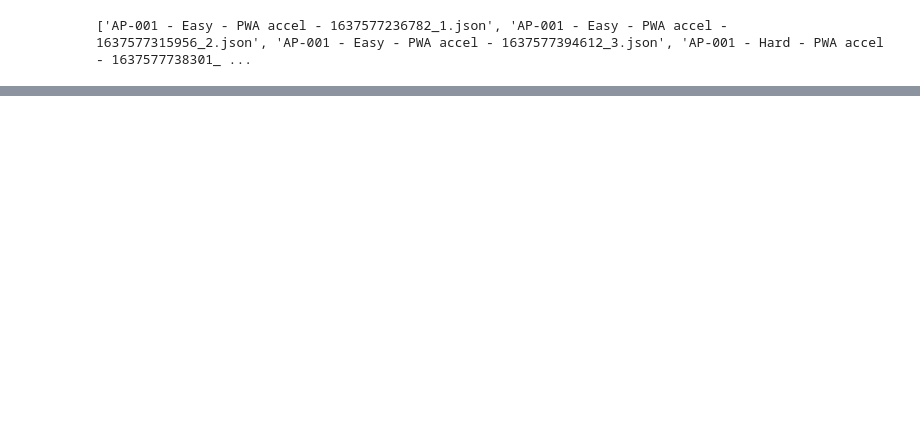
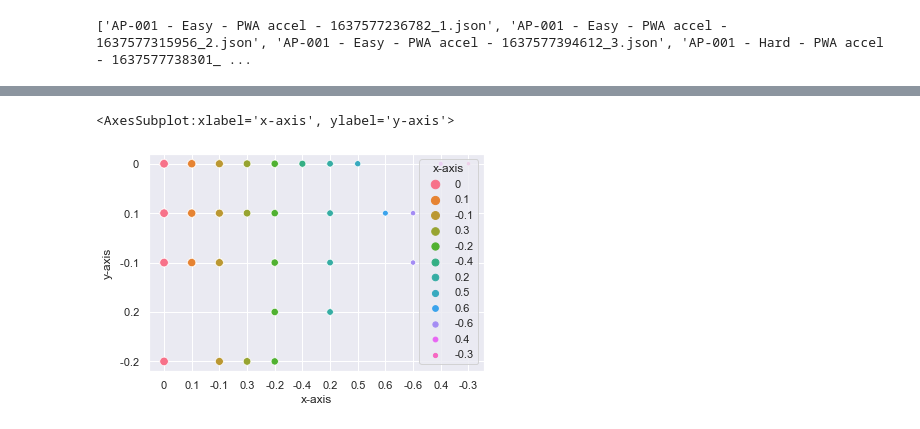
Before and after one commit to jawadahmedtaj/ThesisDataProcessing, a Jupyter notebook: main.ipynb, the cells around one changed output, grey strips where cells are left out. Drawn from its saved outputs; the diff is of its cells as text; code cells hidden in the pictures; blank space fills up the shorter version.

```diff
--- a/main.ipynb
+++ b/main.ipynb
@@ -146,0 +219,5 @@ import seaborn as sns
+# %%
+sns.scatterplot(x="x-axis", y="y-axis", data=easy1, hue="x-axis", size="x-axis")
+# %% [output]
+<AxesSubplot:xlabel='x-axis', ylabel='y-axis'>
+[figure, added]
```
Also changed, not shown: parts of 9 cells of this notebook.
